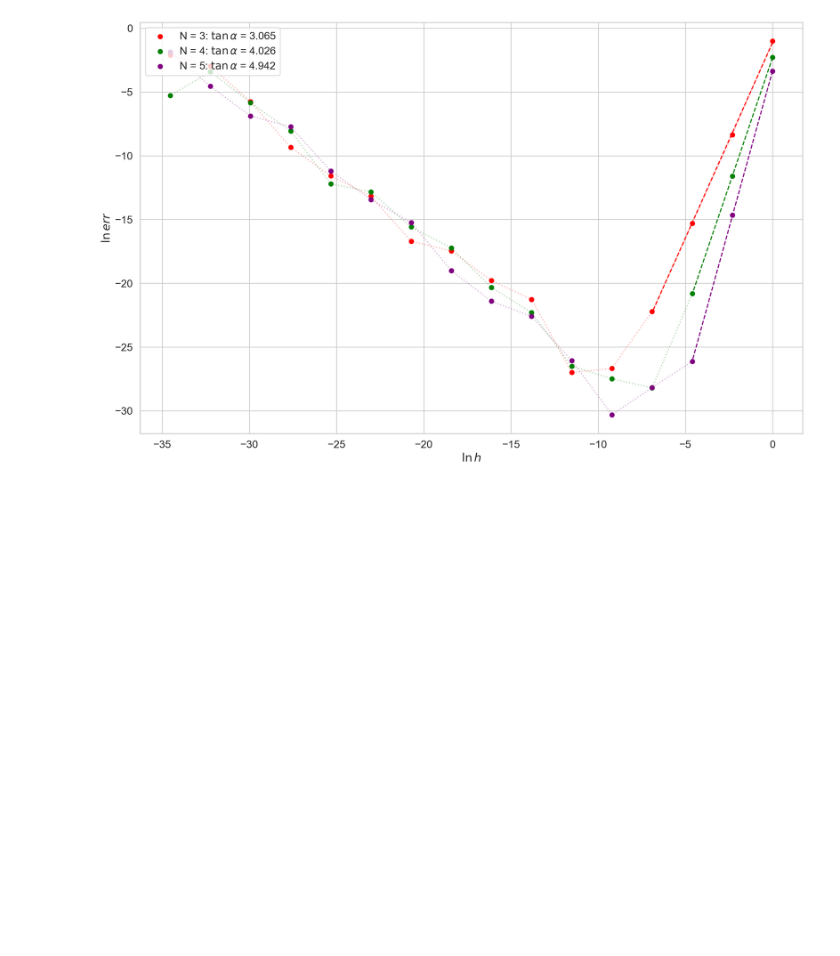
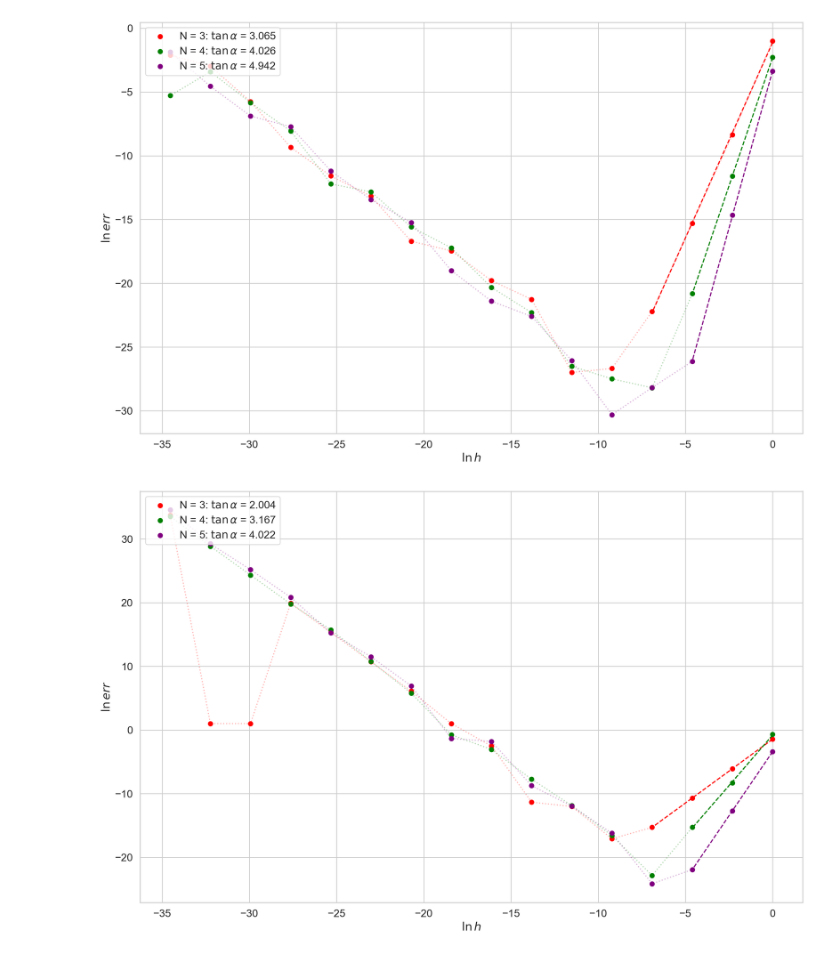
Before and after one commit to kekoveca/CompMathPSAT, a Jupyter notebook: post_proccessing/NumDerivativeFolder/NumDerivativeProc.ipynb, the cells around one changed output. Cells and saved outputs as stored; diff of their text form; code cells hidden in the pictures; blank space fills up the shorter version.

Commit message:
num deriv advanced ready

```diff
--- a/post_proccessing/NumDerivativeFolder/NumDerivativeProc.ipynb
+++ b/post_proccessing/NumDerivativeFolder/NumDerivativeProc.ipynb
@@ -49,2 +51,45 @@ plt.savefig(f'plot345N')
 # %% [output]
 [figure]
+# %%
+data = pd.read_csv('errorsAdvanced.txt', header= None, sep= ',')
+h = [10 ** i for i in range(0, -(len(data.columns) - 1), -1)]
+N = [3, 4, 5]
+x_data = np.log(h)
+# %%
+y_data3 = np.log(data.iloc[0, :-1])
+y_data4 = np.log(data.iloc[1, :-1])
+y_data5 = np.log(data.iloc[2, :-1])
+
+p3 = np.polyfit(x_data[:4], y_data3[:4], 1)
+y_3 = np.polyval(p3, x_data[:4])
+k3 = p3[0]
+
+p4 = np.polyfit(x_data[:3], y_data4[:3], 1)
+y_4 = np.polyval(p4, x_data[:3])
+k4 = p4[0]
+
+p5 = np.polyfit(x_data[:3], y_data5[:3], 1)
+y_5 = np.polyval(p5, x_data[:3])
+k5 = p5[0]
+
+
+plt.figure(figsize= (16,10), dpi= 200)
+
+plt.scatter(x_data, y_data3, c = 'red', label = f'N = 3: $\\tan \\alpha$ = {k3:.3f}')
+plt.plot(x_data, y_data3, c = 'red', linestyle = ':', alpha = 0.3)
+plt.plot(x_data[:4], y_3, c = 'red', linestyle = '--')
+
+plt.scatter(x_data, y_data4, c = 'green', label = f'N = 4: $\\tan \\alpha$ = {k4:.3f}')
+plt.plot(x_data, y_data4, c = 'green', linestyle = ':', alpha = 0.3)
+plt.plot(x_data[:3], y_4, c = 'green', linestyle = '--')
+
+plt.scatter(x_data, y_data5, c = 'purple', label = f'N = 5: $\\tan \\alpha$ = {k5:.3f}')
+plt.plot(x_data, y_data5, c = 'purple', linestyle = ':', alpha = 0.3)
+plt.plot(x_data[:3], y_5, c = 'purple', linestyle = '--')
+
+plt.legend(loc = 'upper left')
+plt.xlabel('$\ln h$')
+plt.ylabel('$\ln err$')
+plt.savefig(f'plot345NAdvanced')
+# %% [output]
+[figure, added]
```
Also changed, not shown: parts of 2 cells of this notebook, 6 other files.
